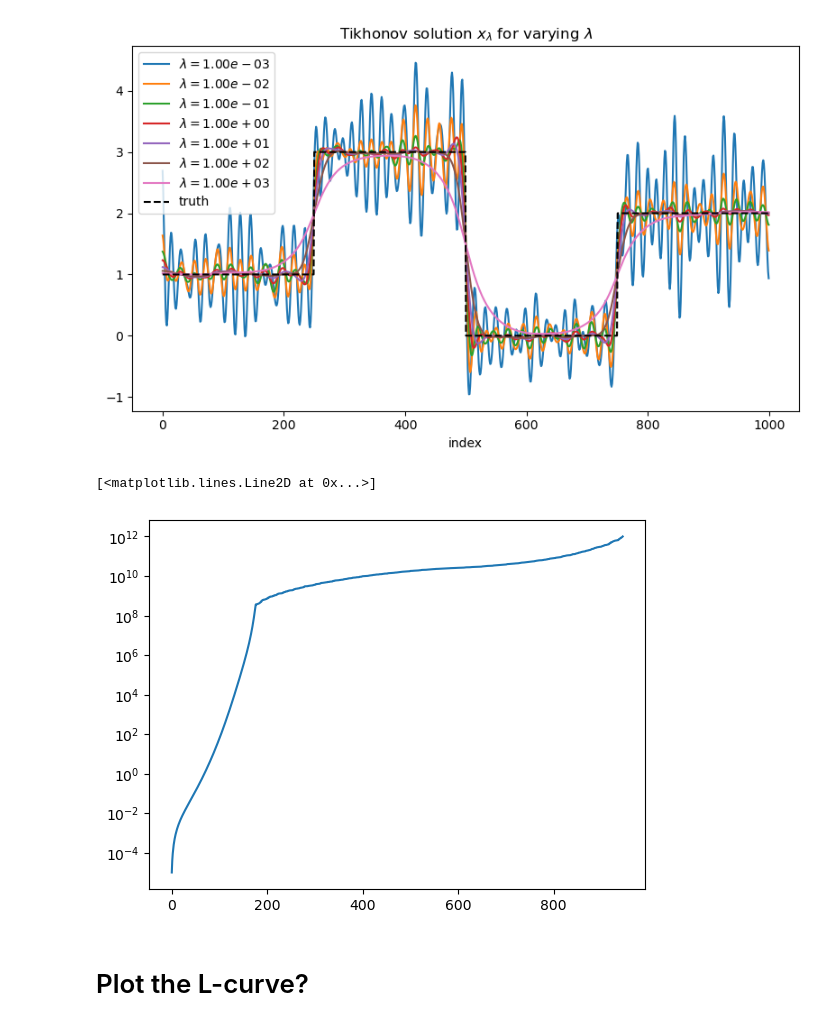
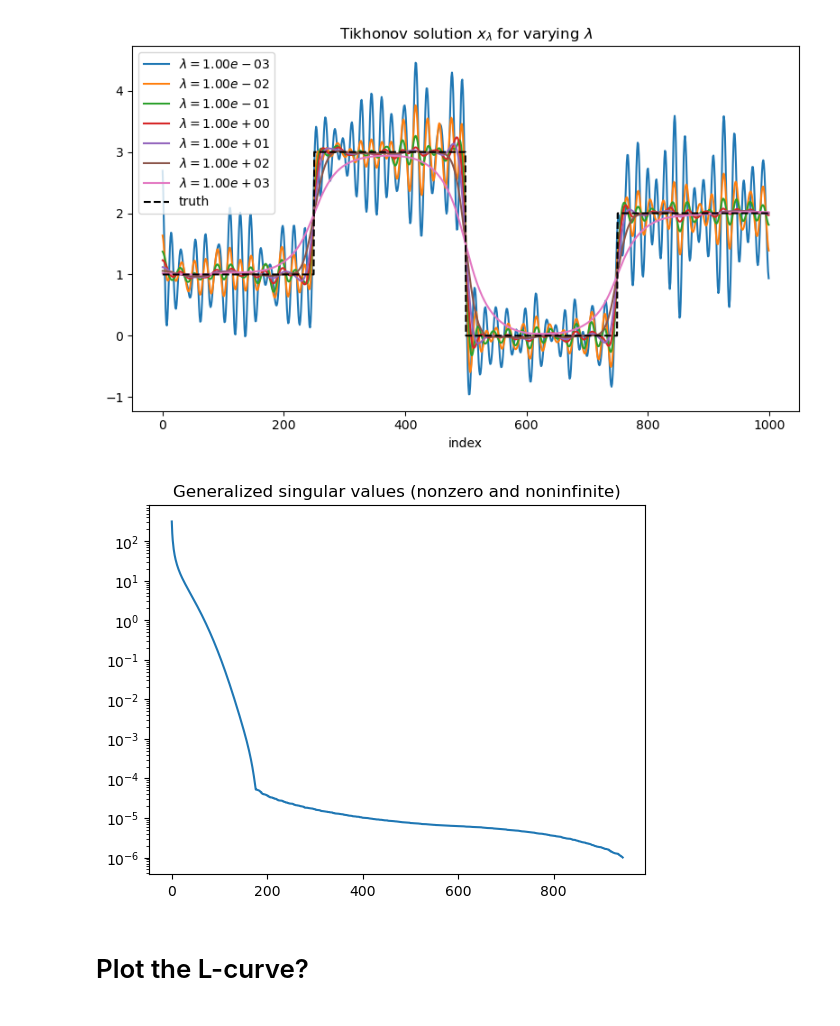
Before and after one commit to jlindbloom/pytikhonov, a Jupyter notebook: examples/deblur_1d/deblurring_example.ipynb, the cells around one changed output. Drawn from its saved outputs; the diff is of its cells as text; code cells hidden in the pictures.

```diff
--- a/examples/deblur_1d/deblurring_example.ipynb
+++ b/examples/deblur_1d/deblurring_example.ipynb
@@ -118,10 +89,11 @@ regularization_terms_derivs = tf.regularization_term_derivative(lambdahs, order=
 data_fidelities_derivs = tf.data_fidelity_derivative(lambdahs, order=1, reciprocate=False)
 regularization_terms_derivs = tf.regularization_term_derivative(lambdahs, order=1, reciprocate=False)
 # %%
-plt.semilogy(1.0/(tf.gsvd.gamma_check**2))
+plt.semilogy(tf.gsvd.gamma_check)
+plt.title("Generalized singular values (nonzero and noninfinite)")
+plt.show()
 # %% [output]
-[<matplotlib.lines.Line2D at 0x...>]
-[figure, old version]
+[figure, new version]
 # %% [markdown]
 # Plot the L-curve?
 # %%
```
Also changed, not shown: parts of 64 cells of this notebook, 12 other files.
